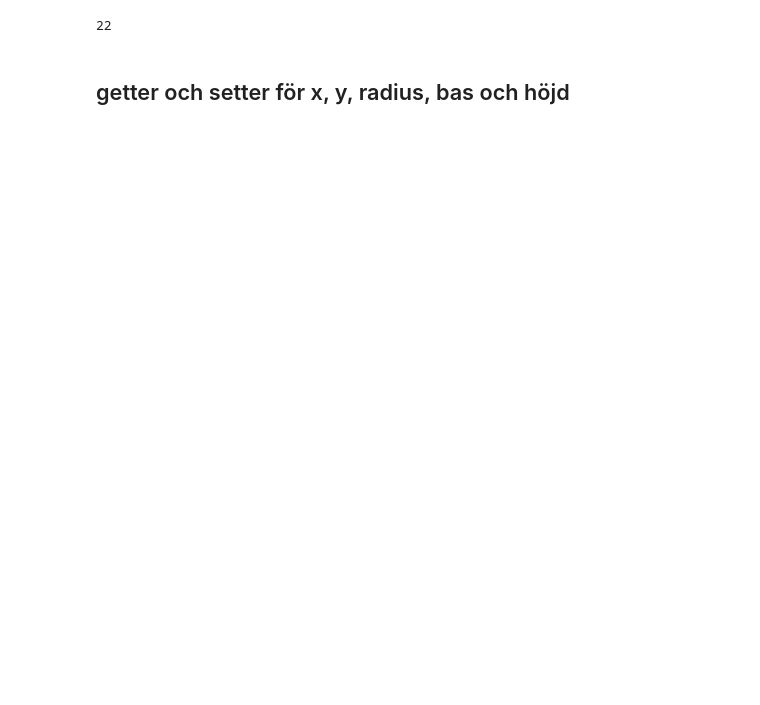
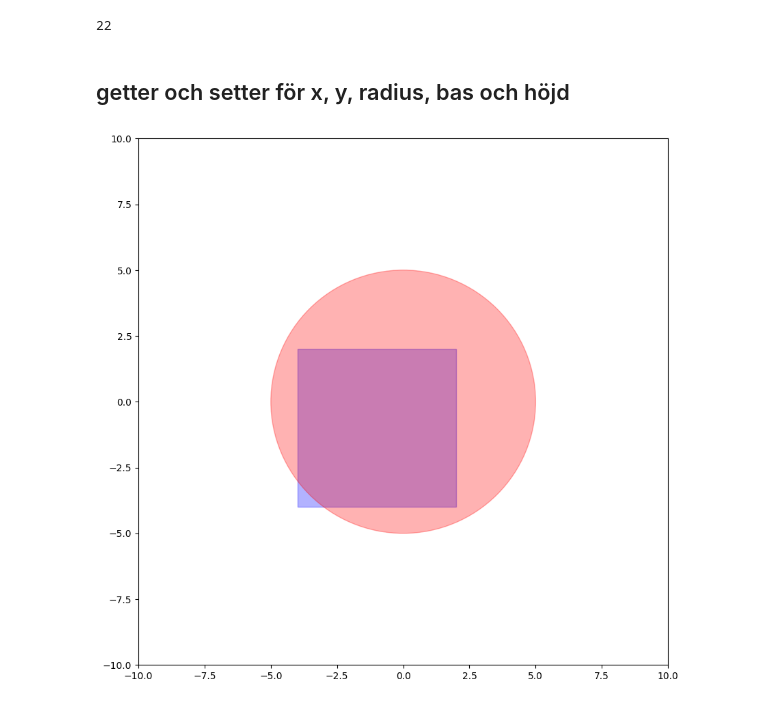
Before and after one commit to Danneftw1/Python-Daniel-Nilsson, a Jupyter notebook: Exercises/Labb3.ipynb, the cells around one changed output. Saved outputs shown, nothing was run; the diff lists cells and outputs as text; code cells hidden in the pictures; blank space fills up the shorter version.

Commit message:
plotted rectangle and circle for labb

```diff
--- a/Exercises/Labb3.ipynb
+++ b/Exercises/Labb3.ipynb
@@ -126,3 +126,36 @@ class Rectangle(Shapes):
             raise ValueError ("You must write a number between 1 and 10, not nothing")
 
         self._x_pos = x_pos
+# %%
+import matplotlib.pyplot as plt
+from matplotlib.patches import Rectangle
+from matplotlib.patches import Circle
+import numpy as np
+
+# input1 = float(input("x"))
+# input2 = float(input("y"))
+
+x = 0
+y = 0
+
+bredd = 6
+hojd = 8
+bredd = bred/2
+
+xbredd = (x - bredd/2 * y - hojd/2)
+xhojd = (x - bredd/2 * y - hojd/2)
+
+# (x1 + b/2 * y1 + h/2)
+
+rect = Rectangle((xbredd, xhojd), 6, 6, alpha=0.3, fill=True, color="b") #förkortning funkar för färgen
+circle = Circle((0,0), 5, alpha=0.3, fill=True, color="r")
+
+
+
+plt.figure(figsize=(10, 10))
+
+plt.axis([-10, 10, -10, 10])
+plt.gca().add_patch(rect);
+plt.gca().add_patch(circle);
+# %% [output]
+[figure, added]
```
Also changed, not shown: 1 other file.
